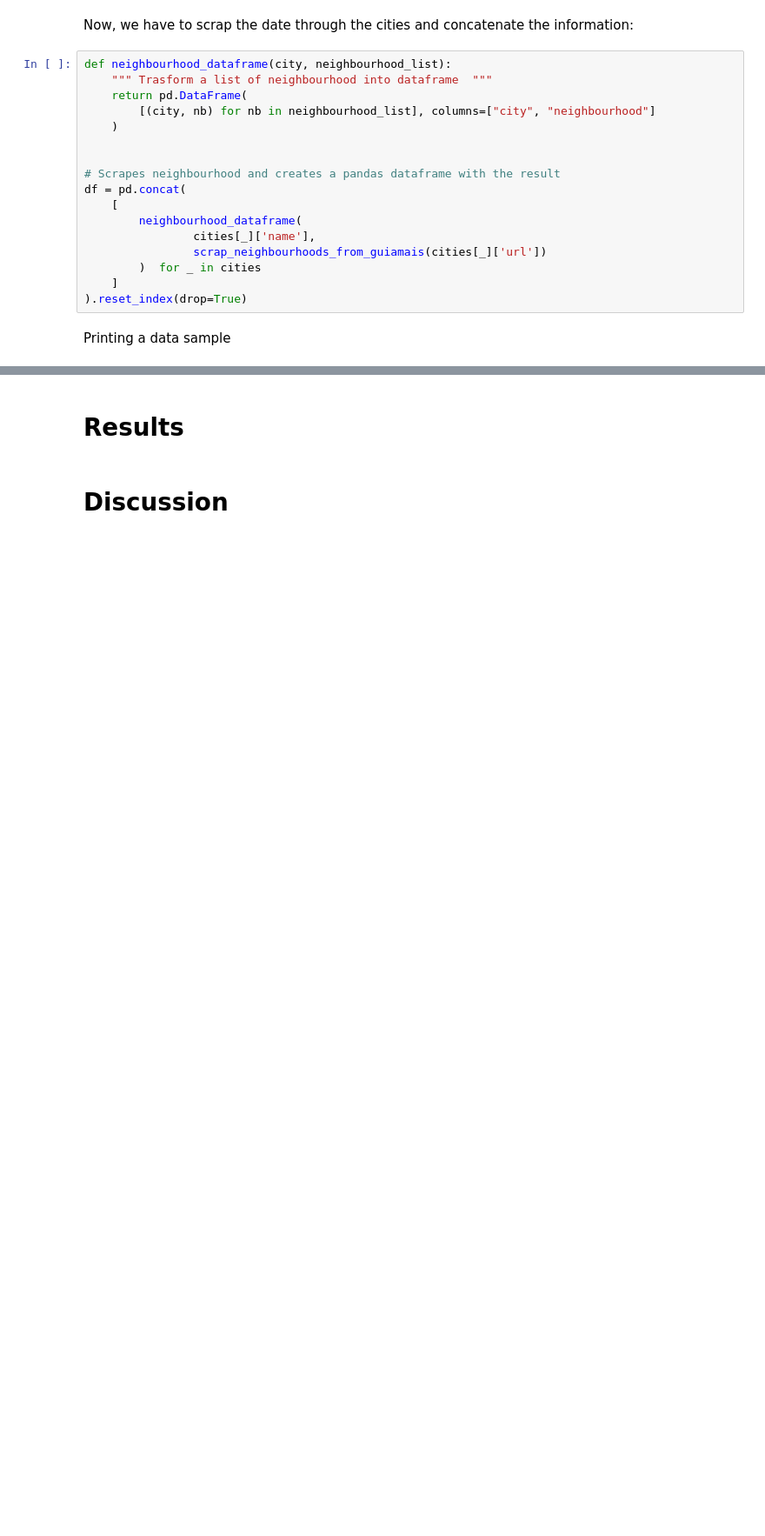
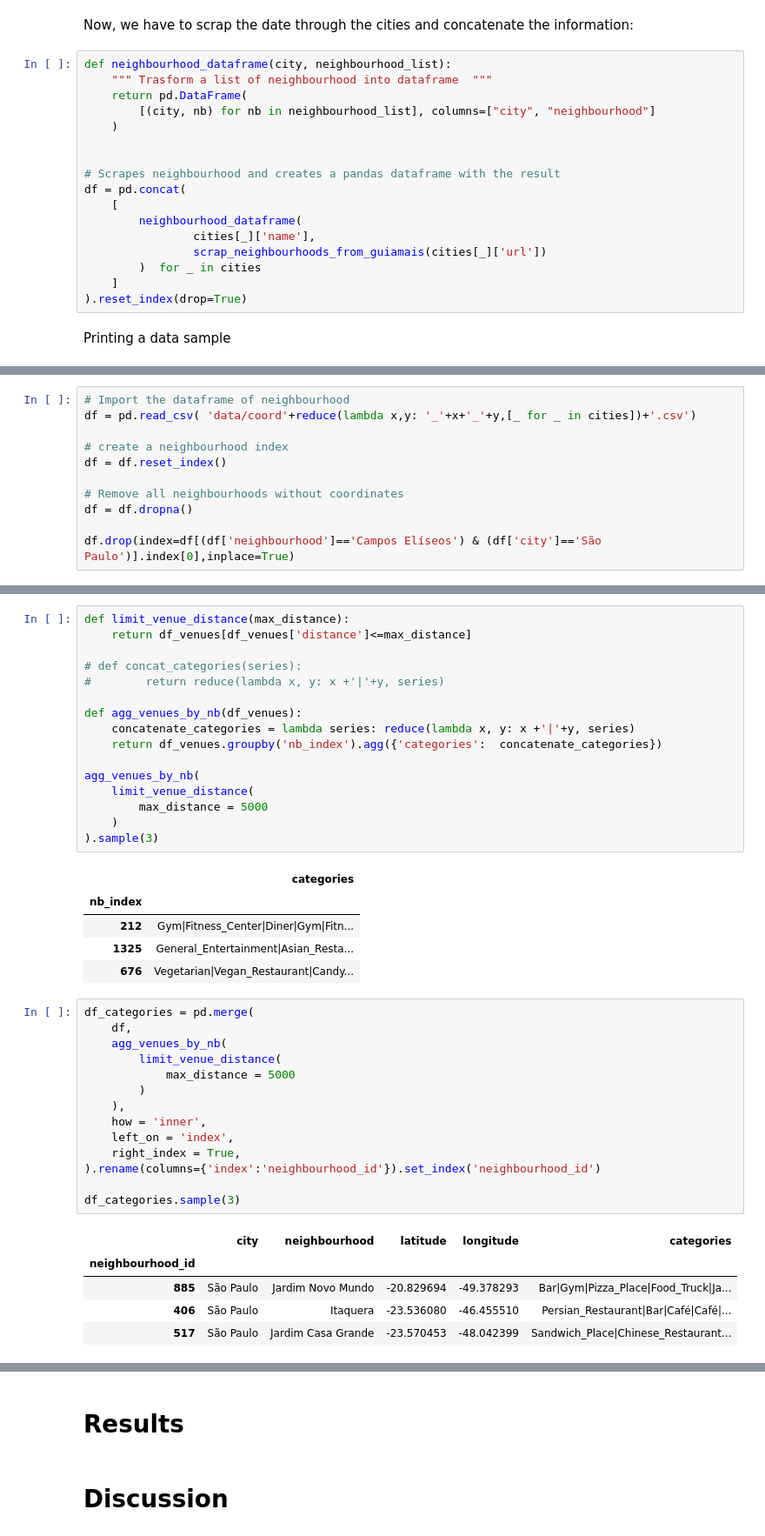
Before and after one commit to emdemor/Coursera_Capstone, a Jupyter notebook: coursera_capstone_Week_5.ipynb, the cells around one changed output, grey strips where cells are left out. Shown at 87% size. Cells and saved outputs as stored; diff of their text form; blank space fills up the shorter version.

```diff
--- a/coursera_capstone_Week_5.ipynb
+++ b/coursera_capstone_Week_5.ipynb
@@ -142,0 +183,11 @@ df.to_csv(
+# %%
+# Import the dataframe of neighbourhood
+df = pd.read_csv( 'data/coord'+reduce(lambda x,y: '_'+x+'_'+y,[_ for _ in cities])+'.csv')
+
+# create a neighbourhood index
+df = df.reset_index()
+
+# Remove all neighbourhoods without coordinates
+df = df.dropna()
+
+df.drop(index=df[(df['neighbourhood']=='Campos Elíseos') & (df['city']=='São Paulo')].index[0],inplace=True)
@@ -142,0 +322,42 @@ df.to_csv(
+# %%
+def limit_venue_distance(max_distance):
+    return df_venues[df_venues['distance']<=max_distance]
+
+# def concat_categories(series):
+#        return reduce(lambda x, y: x +'|'+y, series)
+
+def agg_venues_by_nb(df_venues):
+    concatenate_categories = lambda series: reduce(lambda x, y: x +'|'+y, series)
+    return df_venues.groupby('nb_index').agg({'categories':  concatenate_categories})
+
+agg_venues_by_nb(
+    limit_venue_distance(
+        max_distance = 5000
+    )
+).sample(3)
+# %% [output]
+|  | categories |
+| nb_index |  |
+| 212 | Gym|Fitness_Center|Diner|Gym|Fitn... |
+| 1325 | General_Entertainment|Asian_Resta... |
+| 676 | Vegetarian|Vegan_Restaurant|Candy... |
+# %%
+df_categories = pd.merge(
+    df,
+    agg_venues_by_nb(
+        limit_venue_distance(
+            max_distance = 5000
+        )
+    ),
+    how = 'inner',
+    left_on = 'index',
+    right_index = True,
+).rename(columns={'index':'neighbourhood_id'}).set_index('neighbourhood_id')
+
+df_categories.sample(3)
+# %% [output]
+|  | city | neighbourhood | latitude | longitude | categories |
+| neighbourhood_id |  |  |  |  |  |
+| 885 | São Paulo | Jardim Novo Mundo | -20.829694 | -49.378293 | Bar|Gym|Pizza_Place|Food_Truck|Ja... |
+| 406 | São Paulo | Itaquera | -23.536080 | -46.455510 | Persian_Restaurant|Bar|Café|Café|... |
+| 517 | São Paulo | Jardim Casa Grande | -23.570453 | -48.042399 | Sandwich_Place|Chinese_Restaurant... |
```
Also changed, not shown: parts of 63 cells of this notebook, 25 other files.
